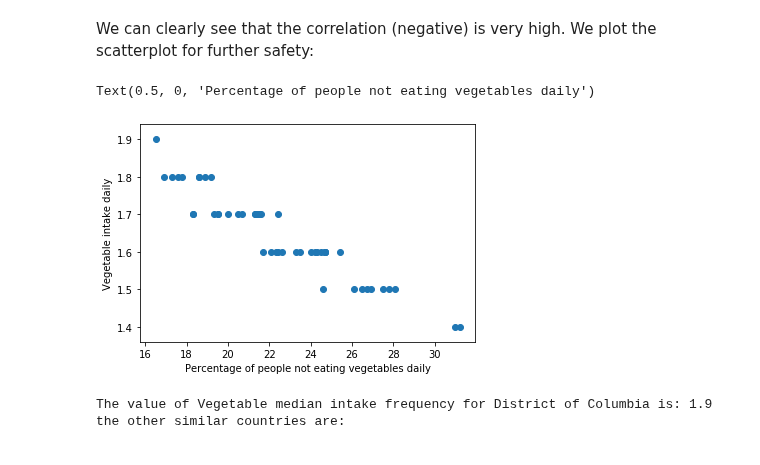
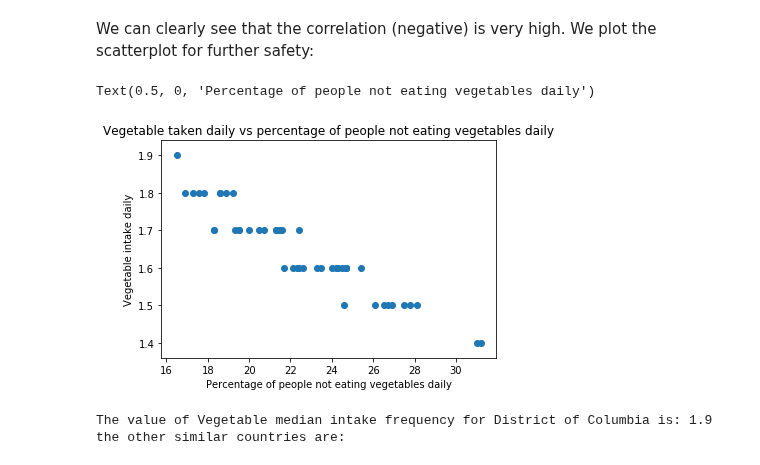
Before and after one commit to steber97/RecursionFairies_AdaProject, a Jupyter notebook: McDonalds.ipynb, the cells around one changed output. Drawn from its saved outputs; the diff is of its cells as text; code cells hidden in the pictures.

Commit message:
Add comments and labels on plot McDonald's Dataset

```diff
--- a/McDonalds.ipynb
+++ b/McDonalds.ipynb
@@ -42,17 +44,20 @@ We notice that the page shows a certain regularity, with the name of each coutry
 - second information: adult obesity percentage rate
 - third information: people consuming vegetables less than daily (percentage)
 # %%
+# Get the page and scrape it with BeautifulSoup
 usa_today_page = get('https://eu.usatoday.com/story/money/business/2018/09/13/mcdonalds-states-most-stores/37748287/')
 usa_today_page = BeautifulSoup(usa_today_page.text, 'html.parser')
 
+# find all h3 tags (they contain the name of the state)
 titles = usa_today_page.find_all('h3', class_='presto-h3')
 
 stats = []
-for title in titles:
-
+for title in tqdm(titles):
+    # Skip None rows (they are advertisement or bad formatted rows).
     if type(title) != 'NoneType' and re.findall("\d+\. [A-Z]", title.text):
         state = title.text
         # state is in format: number. name of state
+        # Therefore we split by whitexpace, and keep from the second element on.
         state = " ".join(state.split(" ")[1:])
         p = title.find_next_sibling('p')
         # This while is used to skip random content found between
@@ -63,6 +68,7 @@ for title in titles:
         points = p.text.split("•")
 
         try:
+            # use regex to estrapolate the numbers we need
             mc_donalds_per_100k_inhabitants = re.findall("\d+.\d+", points[1])[0]
             adult_obesity_rate = re.findall("\d+.\d+", points[2])[0]
             vegetables = re.findall("\d+.\d+", points[3])[0]
@@ -77,5 +83,5 @@ for title in titles:
 
             stats.append(stat)
         except:
-            # There are some emtpy/bad formatted lines in the page, just skip them
+            # There are still some emtpy/not well formatted lines in the page, just skip them
             pass
@@ -208,9 +225,10 @@ The correlation among the two vegetable indicators is -0.9470000686362137
 We can clearly see that the correlation (negative) is very high. We plot the scatterplot for further safety:
 # %%
 plt.scatter(mc_donalds_state_vegetable_df.eating_vegetables_daily, mc_donalds_state_vegetable_df.Vegetable)
+plt.title("Vegetable taken daily vs percentage of people not eating vegetables daily")
 plt.ylabel("Vegetable intake daily")
 plt.xlabel("Percentage of people not eating vegetables daily")
 # %% [output]
 Text(0.5, 0, 'Percentage of people not eating vegetables daily')
-[figure, old version]
+[figure, new version]
 # %%
```
Also changed, not shown: parts of 23 cells of this notebook.
